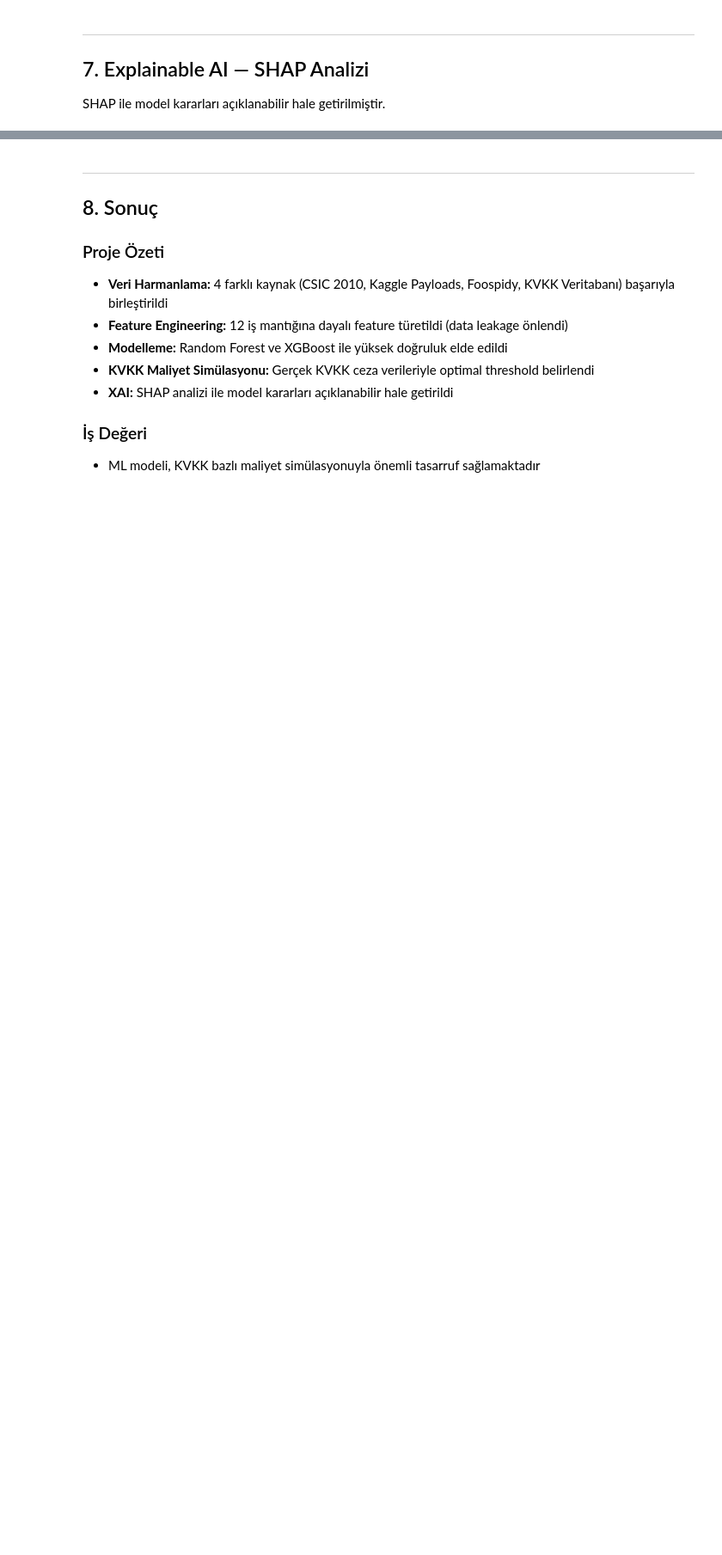
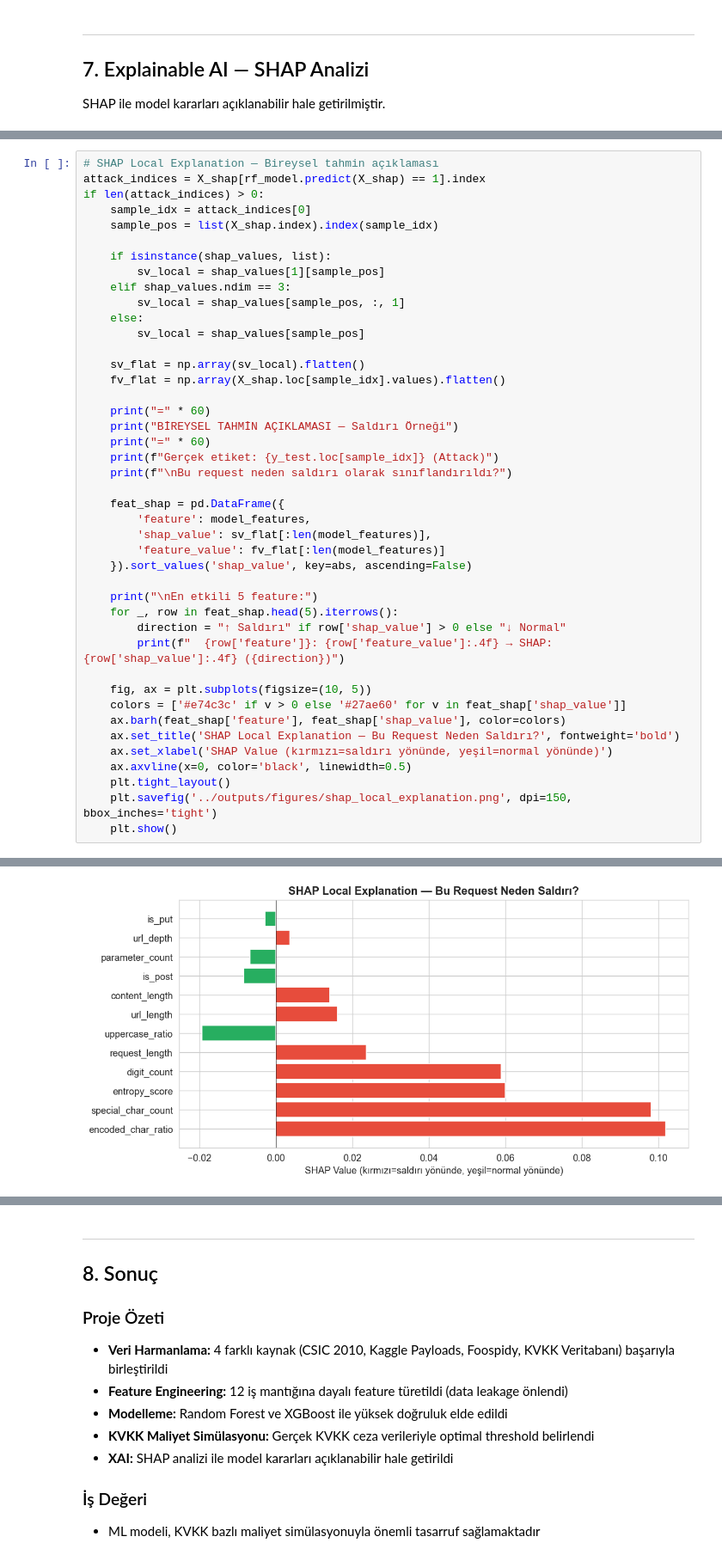
Before and after one commit to MuhammedAsef/web_attack_risk_prediction, a Jupyter notebook: notebooks/web_attack_analysis.ipynb, the cells around one changed output, grey strips where cells are left out. Shown at 86% size. Drawn from its saved outputs; the diff is of its cells as text; blank space fills up the shorter version.

Commit message:
SHAP local explanation ve maliyet gerekcelendirmesi eklendi

```diff
--- a/notebooks/web_attack_analysis.ipynb
+++ b/notebooks/web_attack_analysis.ipynb
@@ -969,0 +970,44 @@ SHAP hesaplanıyor...
+# %%
+# SHAP Local Explanation — Bireysel tahmin açıklaması
+attack_indices = X_shap[rf_model.predict(X_shap) == 1].index
+if len(attack_indices) > 0:
+    sample_idx = attack_indices[0]
+    sample_pos = list(X_shap.index).index(sample_idx)
+
+    if isinstance(shap_values, list):
+        sv_local = shap_values[1][sample_pos]
+    elif shap_values.ndim == 3:
+        sv_local = shap_values[sample_pos, :, 1]
+    else:
+        sv_local = shap_values[sample_pos]
+
+    sv_flat = np.array(sv_local).flatten()
+    fv_flat = np.array(X_shap.loc[sample_idx].values).flatten()
+
+    print("=" * 60)
+    print("BİREYSEL TAHMİN AÇIKLAMASI — Saldırı Örneği")
+    print("=" * 60)
+    print(f"Gerçek etiket: {y_test.loc[sample_idx]} (Attack)")
+    print(f"\nBu request neden saldırı olarak sınıflandırıldı?")
+
+    feat_shap = pd.DataFrame({
+        'feature': model_features,
+        'shap_value': sv_flat[:len(model_features)],
+        'feature_value': fv_flat[:len(model_features)]
+    }).sort_values('shap_value', key=abs, ascending=False)
+
+    print("\nEn etkili 5 feature:")
+    for _, row in feat_shap.head(5).iterrows():
+        direction = "↑ Saldırı" if row['shap_value'] > 0 else "↓ Normal"
+        print(f"  {row['feature']}: {row['feature_value']:.4f} → SHAP: {row['shap_value']:.4f} ({direction})")
+
+    fig, ax = plt.subplots(figsize=(10, 5))
+    colors = ['#e74c3c' if v > 0 else '#27ae60' for v in feat_shap['shap_value']]
+    ax.barh(feat_shap['feature'], feat_shap['shap_value'], color=colors)
+    ax.set_title('SHAP Local Explanation — Bu Request Neden Saldırı?', fontweight='bold')
+    ax.set_xlabel('SHAP Value (kırmızı=saldırı yönünde, yeşil=normal yönünde)')
+    ax.axvline(x=0, color='black', linewidth=0.5)
+    plt.tight_layout()
+    plt.savefig('../outputs/figures/shap_local_explanation.png', dpi=150, bbox_inches='tight')
+    plt.show()
+# %% [output]
@@ -970,3 +1027,4 @@ SHAP hesaplanıyor...
+[figure, added]
 # %%
 # Feature Importance
 importances = rf_model.feature_importances_
```
Also changed, not shown: parts of 6 cells of this notebook, 5 other files.
